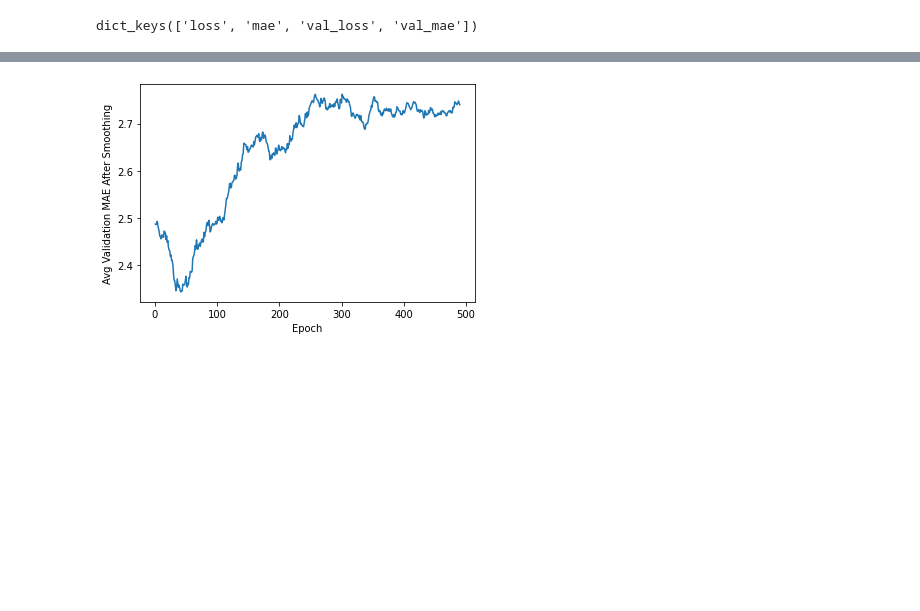
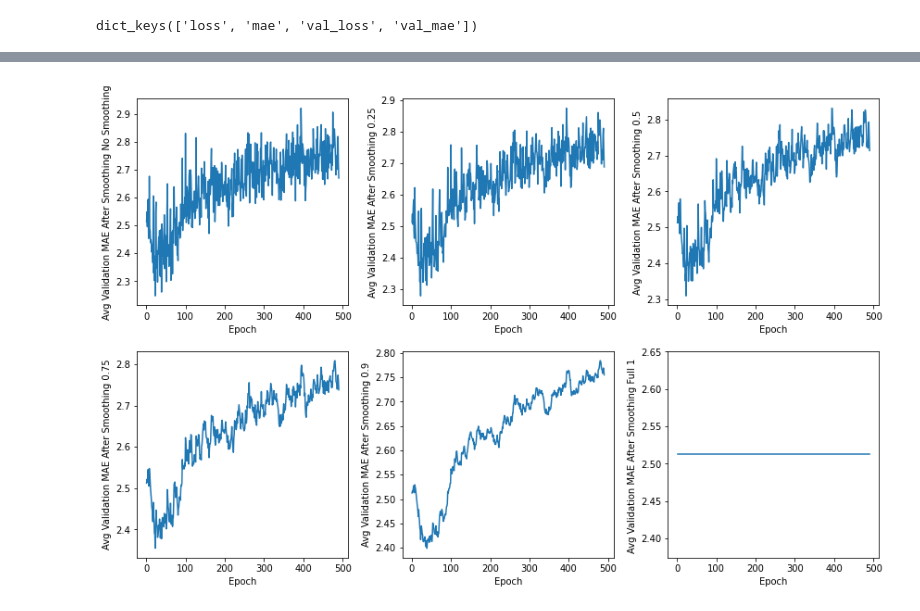
Before and after one commit to popitree/deep-learning, a Jupyter notebook: 3_Regression_Boston_Housing_Price.ipynb, the cells around one changed output, grey strips where cells are left out. Saved outputs shown, nothing was run; the diff lists cells and outputs as text; code cells hidden in the pictures; blank space fills up the shorter version.

```diff
--- a/3_Regression_Boston_Housing_Price.ipynb
+++ b/3_Regression_Boston_Housing_Price.ipynb
@@ -179,13 +183,47 @@ def smooth_curve(points, factor = 0.9):
   return smoothed_points
 
 smooth_mae_history = smooth_curve(average_mae_history[10:])
+smooth_mae_history_1 = smooth_curve(average_mae_history[10:],0.5)
-# %%
-plt.plot(range(1, len(smooth_mae_history)+1), smooth_mae_history)
-plt.xlabel("Epoch")
-plt.ylabel("Avg Validation MAE After Smoothing")
-plt.show()
-# %% [output]
-[figure, removed]
+# %%
+plt.figure(figsize=(12, 8))
+
+plt.subplot(231)
+
+plt.plot(range(1, len(smooth_mae_history)+1), smooth_curve(average_mae_history[10:],0))
+plt.xlabel("Epoch")
+plt.ylabel("Avg Validation MAE After Smoothing No Smoothing")
+
+plt.subplot(232)
+plt.plot(range(1, len(smooth_mae_history_1)+1), smooth_curve(average_mae_history[10:],0.25))
+plt.xlabel("Epoch")
+plt.ylabel("Avg Validation MAE After Smoothing 0.25")
+
+plt.subplot(233)
+plt.plot(range(1, len(smooth_mae_history_1)+1), smooth_curve(average_mae_history[10:],0.5))
+plt.xlabel("Epoch")
+plt.ylabel("Avg Validation MAE After Smoothing 0.5")
+
+plt.subplot(234)
+plt.plot(range(1, len(smooth_mae_history_1)+1), smooth_curve(average_mae_history[10:],0.75))
+plt.xlabel("Epoch")
+plt.ylabel("Avg Validation MAE After Smoothing 0.75")
+
+plt.subplot(235)
+plt.plot(range(1, len(smooth_mae_history_1)+1), smooth_curve(average_mae_history[10:],0.9))
+plt.xlabel("Epoch")
+plt.ylabel("Avg Validation MAE After Smoothing 0.9")
+
+plt.subplot(236)
+plt.plot(range(1, len(smooth_mae_history_1)+1), smooth_curve(average_mae_history[10:],1))
+plt.xlabel("Epoch")
+plt.ylabel("Avg Validation MAE After Smoothing Full 1 ")
+
+plt.tight_layout()
+
+
+plt.show()
+# %% [output]
+[figure, added]
 # %%
 # Validation MAE stops improving significantly after 80 epochs
 # Once tuning of params done we can also adjust hidden layers size
```
Also changed, not shown: parts of 6 cells of this notebook.
